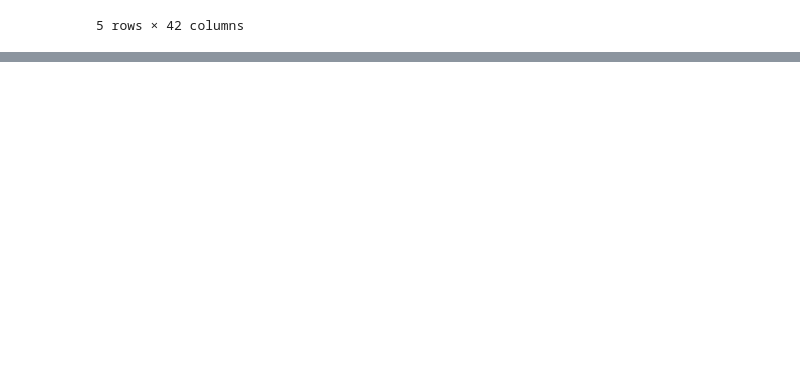
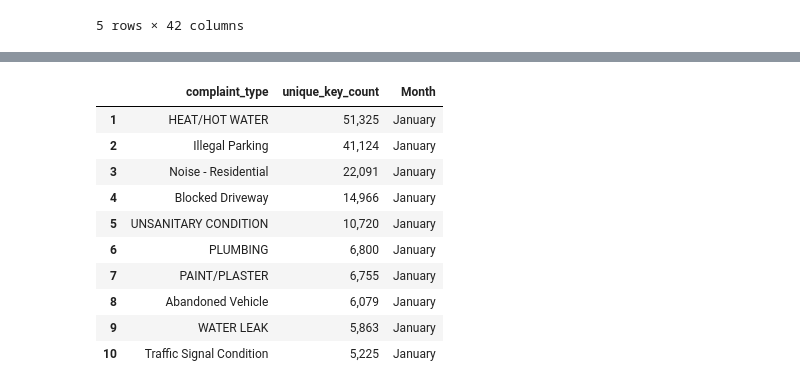
Before and after one commit to ajones1010/NYC-311-Analysis, a Jupyter notebook: nyc_311.ipynb, the cells around one changed output, grey strips where cells are left out. Saved outputs shown, nothing was run; the diff lists cells and outputs as text; code cells hidden in the pictures; blank space fills up the shorter version.

```diff
--- a/nyc_311.ipynb
+++ b/nyc_311.ipynb
@@ -416,0 +517,45 @@ nyc311_location.to_csv("Resources/nyc311_location.csv", index=False)
+# %%
+#Here we decided to create a fuction to look for the top 10 complaint type during the course of the three first months of the years to not repeat ourselves :
+
+def analyze_complaint_types(start_date, end_date, data):
+    # Filter data based on the specified start and end dates
+    complaints_data = data.loc[(data['created_date'].dt.date >= start_date) &
+                               (data['created_date'].dt.date <= end_date), :]
+
+    # Group by complaint type and count the unique keys
+    complaints_grouped = complaints_data.groupby("complaint_type")["unique_key"].count().reset_index().sort_values(by='unique_key', ascending=False)
+
+    # Get the top 10 complaint types
+    top_10_complaints = complaints_grouped.reset_index(drop=True).head(10)
+
+    # Format the unique key count
+    top_10_complaints['unique_key'] = top_10_complaints['unique_key'].map("{:,}".format)
+
+    # Rename the column
+    top_10_complaints.rename(columns={"unique_key": "unique_key_count"}, inplace=True)
+
+    # Adjust the index to start from 1
+    top_10_complaints.index = top_10_complaints.index + 1
+
+    return top_10_complaints
+# %%
+#how have the complaint types change over othe course of these there months
+# Convert date strings to datetime objects
+start_date_jan = pd.to_datetime('2024-01-01').date()
+end_date_jan = pd.to_datetime('2024-01-31').date()
+
+top_10_complaints_jan =  analyze_complaint_types(start_date_jan, end_date_jan, nyc311_service_line)
+top_10_complaints_jan['Month'] = 'January'
+top_10_complaints_jan
+# %% [output]
+|  | complaint_type | unique_key_count | Month |
+| 1 | HEAT/HOT WATER | 51,325 | January |
+| 2 | Illegal Parking | 41,124 | January |
+| 3 | Noise - Residential | 22,091 | January |
+| 4 | Blocked Driveway | 14,966 | January |
+| 5 | UNSANITARY CONDITION | 10,720 | January |
+| 6 | PLUMBING | 6,800 | January |
+| 7 | PAINT/PLASTER | 6,755 | January |
+| 8 | Abandoned Vehicle | 6,079 | January |
+| 9 | WATER LEAK | 5,863 | January |
+| 10 | Traffic Signal Condition | 5,225 | January |
```
Also changed, not shown: parts of 43 cells of this notebook, 6 other files.
